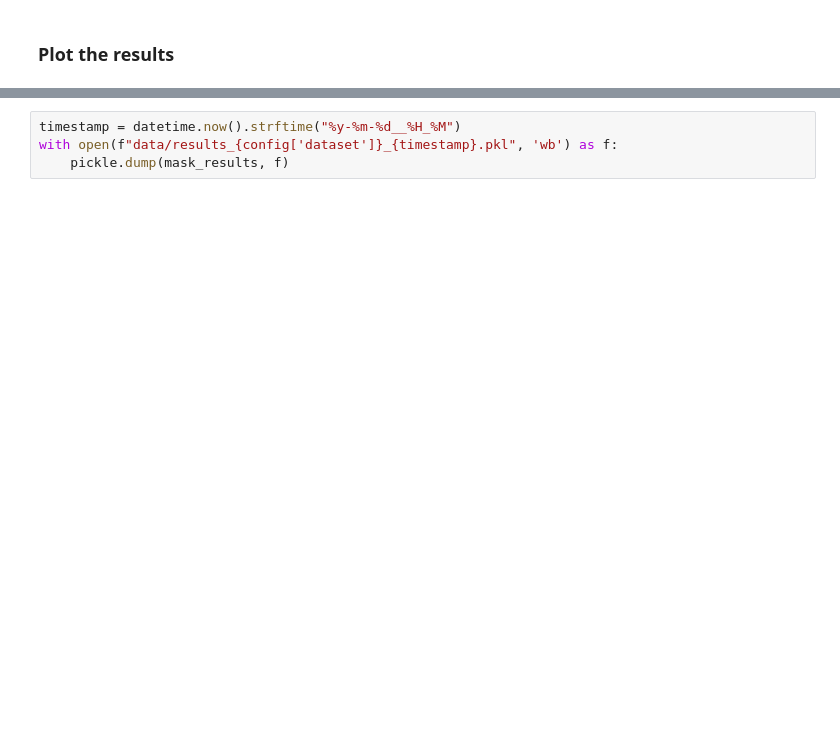
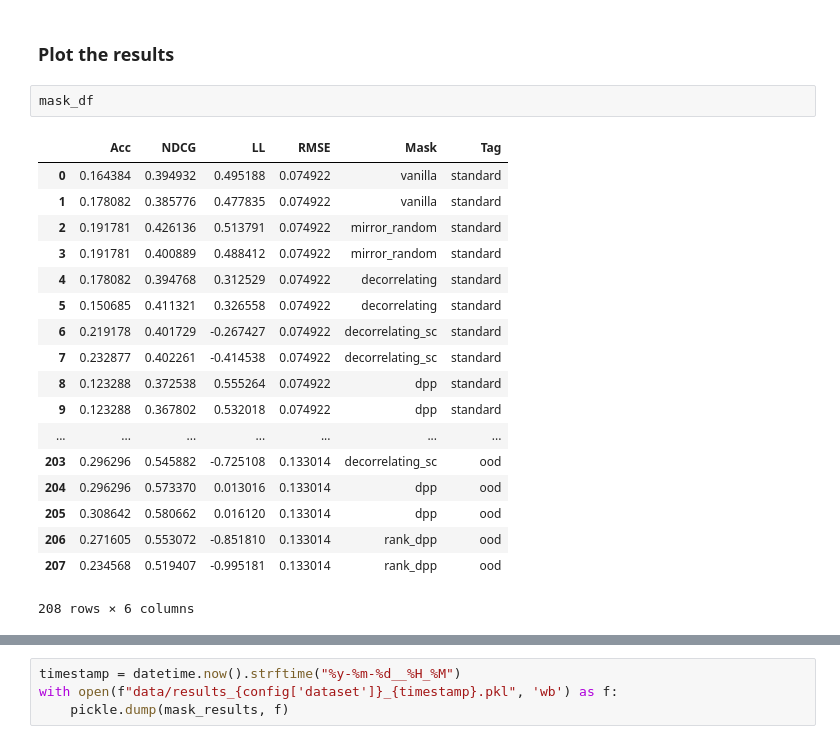
Before and after one commit to stat-ml/alpaca, a Jupyter notebook: experiments/datasets.ipynb, the cells around one changed output, grey strips where cells are left out. Cells and saved outputs as stored; diff of their text form; blank space fills up the shorter version.

```diff
--- a/experiments/datasets.ipynb
+++ b/experiments/datasets.ipynb
@@ -136,5 +165,26 @@ for m, (train_idx, val_idx) in enumerate(kfold_iterator):
 # %% [markdown]
 ### Plot the results
+# %%
+mask_df
+# %% [output]
+|  | Acc | NDCG | LL | RMSE | Mask | Tag |
+| 0 | 0.164384 | 0.394932 | 0.495188 | 0.074922 | vanilla | standard |
+| 1 | 0.178082 | 0.385776 | 0.477835 | 0.074922 | vanilla | standard |
+| 2 | 0.191781 | 0.426136 | 0.513791 | 0.074922 | mirror_random | standard |
+| 3 | 0.191781 | 0.400889 | 0.488412 | 0.074922 | mirror_random | standard |
+| 4 | 0.178082 | 0.394768 | 0.312529 | 0.074922 | decorrelating | standard |
+| 5 | 0.150685 | 0.411321 | 0.326558 | 0.074922 | decorrelating | standard |
+| 6 | 0.219178 | 0.401729 | -0.267427 | 0.074922 | decorrelating_sc | standard |
+| 7 | 0.232877 | 0.402261 | -0.414538 | 0.074922 | decorrelating_sc | standard |
+| 8 | 0.123288 | 0.372538 | 0.555264 | 0.074922 | dpp | standard |
+| 9 | 0.123288 | 0.367802 | 0.532018 | 0.074922 | dpp | standard |
+| ... | ... | ... | ... | ... | ... | ... |
+| 203 | 0.296296 | 0.545882 | -0.725108 | 0.133014 | decorrelating_sc | ood |
+| 204 | 0.296296 | 0.573370 | 0.013016 | 0.133014 | dpp | ood |
+| 205 | 0.308642 | 0.580662 | 0.016120 | 0.133014 | dpp | ood |
+| 206 | 0.271605 | 0.553072 | -0.851810 | 0.133014 | rank_dpp | ood |
+| 207 | 0.234568 | 0.519407 | -0.995181 | 0.133014 | rank_dpp | ood |
+208 rows × 6 columns
 # %%
 mask_df = pd.DataFrame(mask_results, columns=['Acc', 'NDCG', 'LL', 'RMSE', 'Mask', 'Tag'])
 
```
Also changed, not shown: parts of 3 cells of this notebook.
